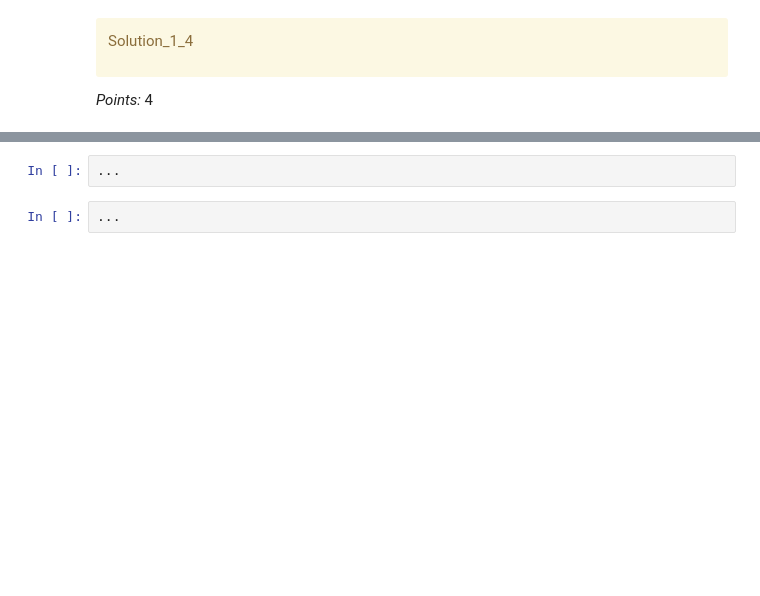
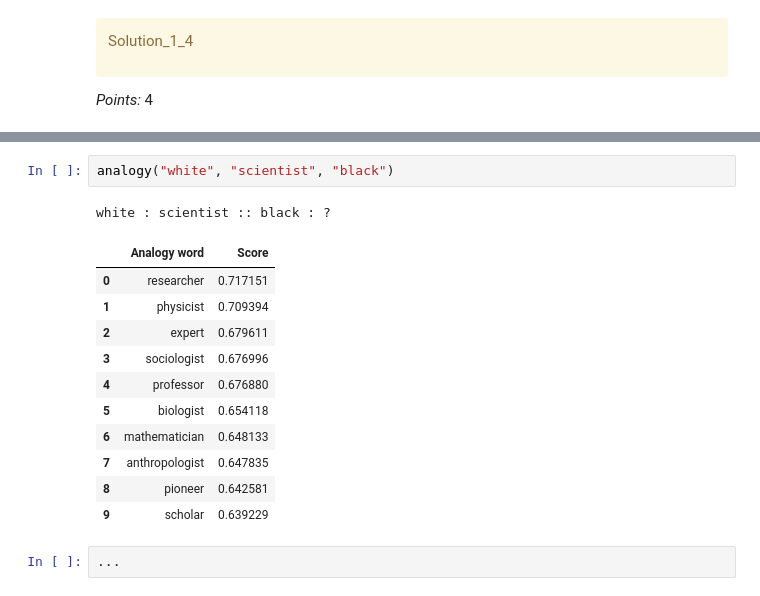
Before and after one commit to miketham24/cpsc330_hw7, a Jupyter notebook: hw7.ipynb, the cells around one changed output, grey strips where cells are left out. Saved outputs shown, nothing was run; the diff lists cells and outputs as text; blank space fills up the shorter version.

```diff
--- a/hw7.ipynb
+++ b/hw7.ipynb
@@ -290,5 +346,18 @@ _Points:_ 4
 # %%
-...
+analogy("white", "scientist", "black")
+# %% [output]
+white : scientist :: black : ?
+|  | Analogy word | Score |
+| 0 | researcher | 0.717151 |
+| 1 | physicist | 0.709394 |
+| 2 | expert | 0.679611 |
+| 3 | sociologist | 0.676996 |
+| 4 | professor | 0.676880 |
+| 5 | biologist | 0.654118 |
+| 6 | mathematician | 0.648133 |
+| 7 | anthropologist | 0.647835 |
+| 8 | pioneer | 0.642581 |
+| 9 | scholar | 0.639229 |
 # %%
 ...
 # %% [markdown]
```
Also changed, not shown: parts of 9 cells of this notebook.
